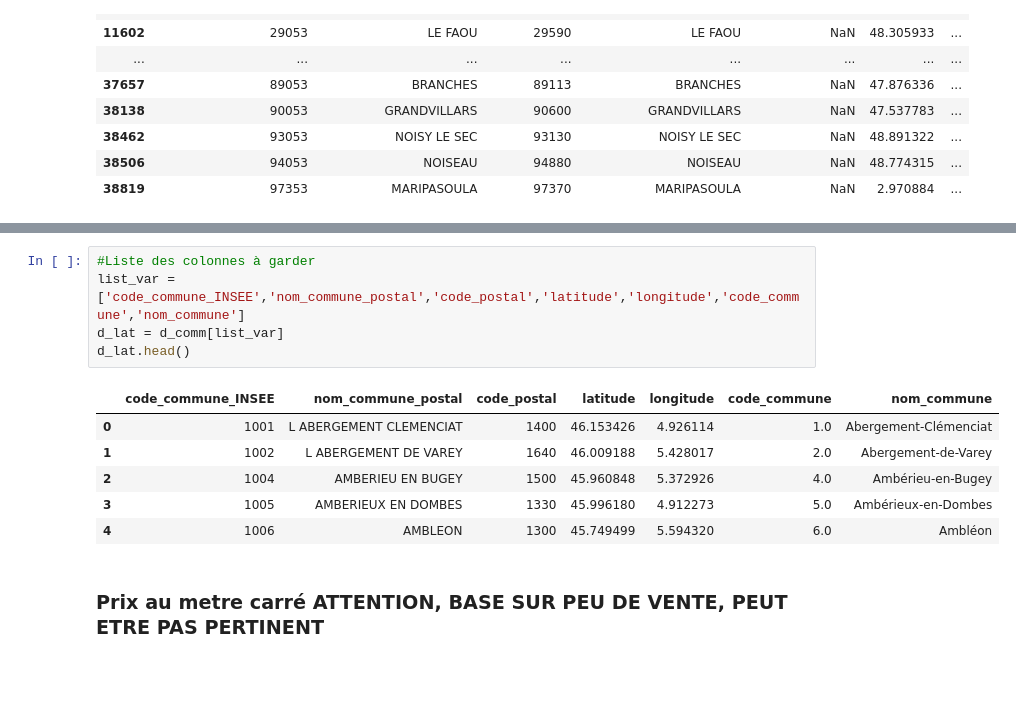
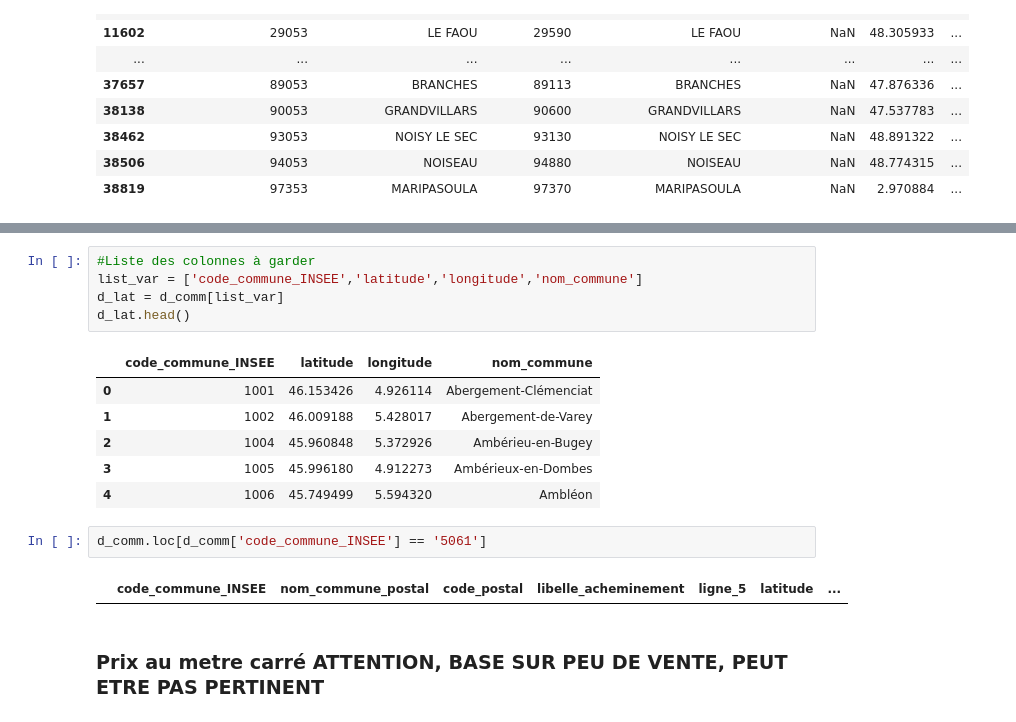
Before and after one commit to Ndeyefatou8/Machine_Learning, a Jupyter notebook: Rapport Analyse.ipynb, the cells around one changed output, grey strips where cells are left out. Cells and saved outputs as stored; diff of their text form; blank space fills up the shorter version.

```diff
--- a/Rapport Analyse.ipynb
+++ b/Rapport Analyse.ipynb
@@ -290,15 +433,19 @@ d_comm.shape
 # %%
 #Liste des colonnes à garder
-list_var = ['code_commune_INSEE','nom_commune_postal','code_postal','latitude','longitude','code_commune','nom_commune']
+list_var = ['code_commune_INSEE','latitude','longitude','nom_commune']
 d_lat = d_comm[list_var]
 d_lat.head()
 # %% [output]
-|  | code_commune_INSEE | nom_commune_postal | code_postal | latitude | longitude | code_commune | nom_commune |
-| 0 | 1001 | L ABERGEMENT CLEMENCIAT | 1400 | 46.153426 | 4.926114 | 1.0 | Abergement-Clémenciat |
-| 1 | 1002 | L ABERGEMENT DE VAREY | 1640 | 46.009188 | 5.428017 | 2.0 | Abergement-de-Varey |
-| 2 | 1004 | AMBERIEU EN BUGEY | 1500 | 45.960848 | 5.372926 | 4.0 | Ambérieu-en-Bugey |
-| 3 | 1005 | AMBERIEUX EN DOMBES | 1330 | 45.996180 | 4.912273 | 5.0 | Ambérieux-en-Dombes |
-| 4 | 1006 | AMBLEON | 1300 | 45.749499 | 5.594320 | 6.0 | Ambléon |
+|  | code_commune_INSEE | latitude | longitude | nom_commune |
+| 0 | 1001 | 46.153426 | 4.926114 | Abergement-Clémenciat |
+| 1 | 1002 | 46.009188 | 5.428017 | Abergement-de-Varey |
+| 2 | 1004 | 45.960848 | 5.372926 | Ambérieu-en-Bugey |
+| 3 | 1005 | 45.996180 | 4.912273 | Ambérieux-en-Dombes |
+| 4 | 1006 | 45.749499 | 5.594320 | Ambléon |
+# %%
+d_comm.loc[d_comm['code_commune_INSEE'] == '5061']
+# %% [output]
+|  | code_commune_INSEE | nom_commune_postal | code_postal | libelle_acheminement | ligne_5 | latitude | ... |
 # %% [markdown]
 ### Prix au metre carré ATTENTION, BASE SUR PEU DE VENTE, PEUT ETRE PAS PERTINENT
 # %%
```
Also changed, not shown: parts of 53 cells of this notebook, 1 other file.
